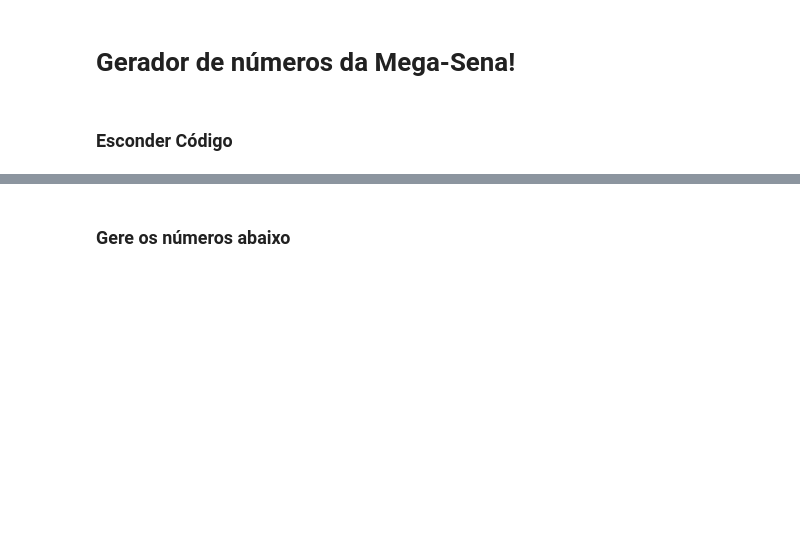
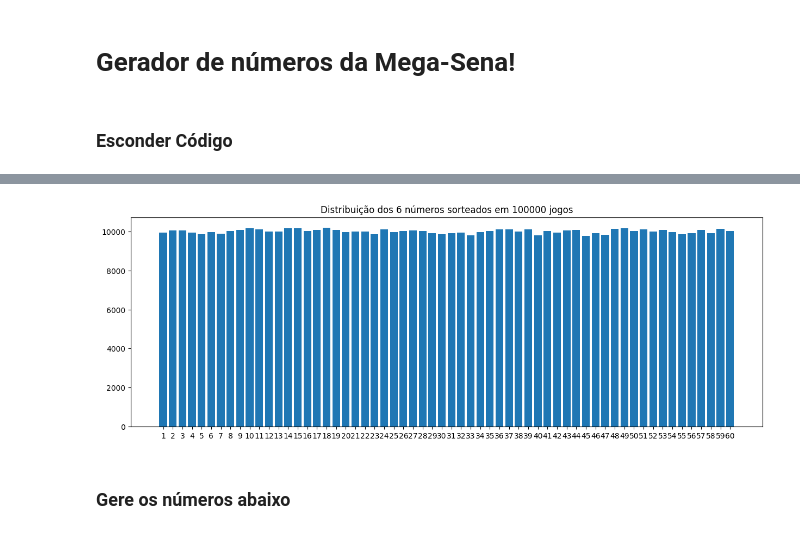
Before and after one commit to sergiobenrocha2/s_stuff, a Jupyter notebook: Python/Mega-Sena/Gerador de Jogos da Mega-Sena.ipynb, the cells around one changed output, grey strips where cells are left out. Cells and saved outputs as stored; diff of their text form; code cells hidden in the pictures; blank space fills up the shorter version.

Commit message:
Update Mega-Sena notebook, uncomment plot distribution

```diff
--- a/Python/Mega-Sena/Gerador de Jogos da Mega-Sena.ipynb
+++ b/Python/Mega-Sena/Gerador de Jogos da Mega-Sena.ipynb
@@ -49,7 +50,9 @@ items = [dropdown_qnum, button]
 # %%
  # Testando a distribuição dos números aleatórios gerados
 
- # distribution_plot(q_num=6, n_sorteios=100000)
+distribution_plot(q_num=6, n_sorteios=100000)
+# %% [output]
+[figure, added]
 # %% [markdown]
 ### **Gere os números abaixo**
 # %%
```
Also changed, not shown: parts of 2 cells of this notebook.
